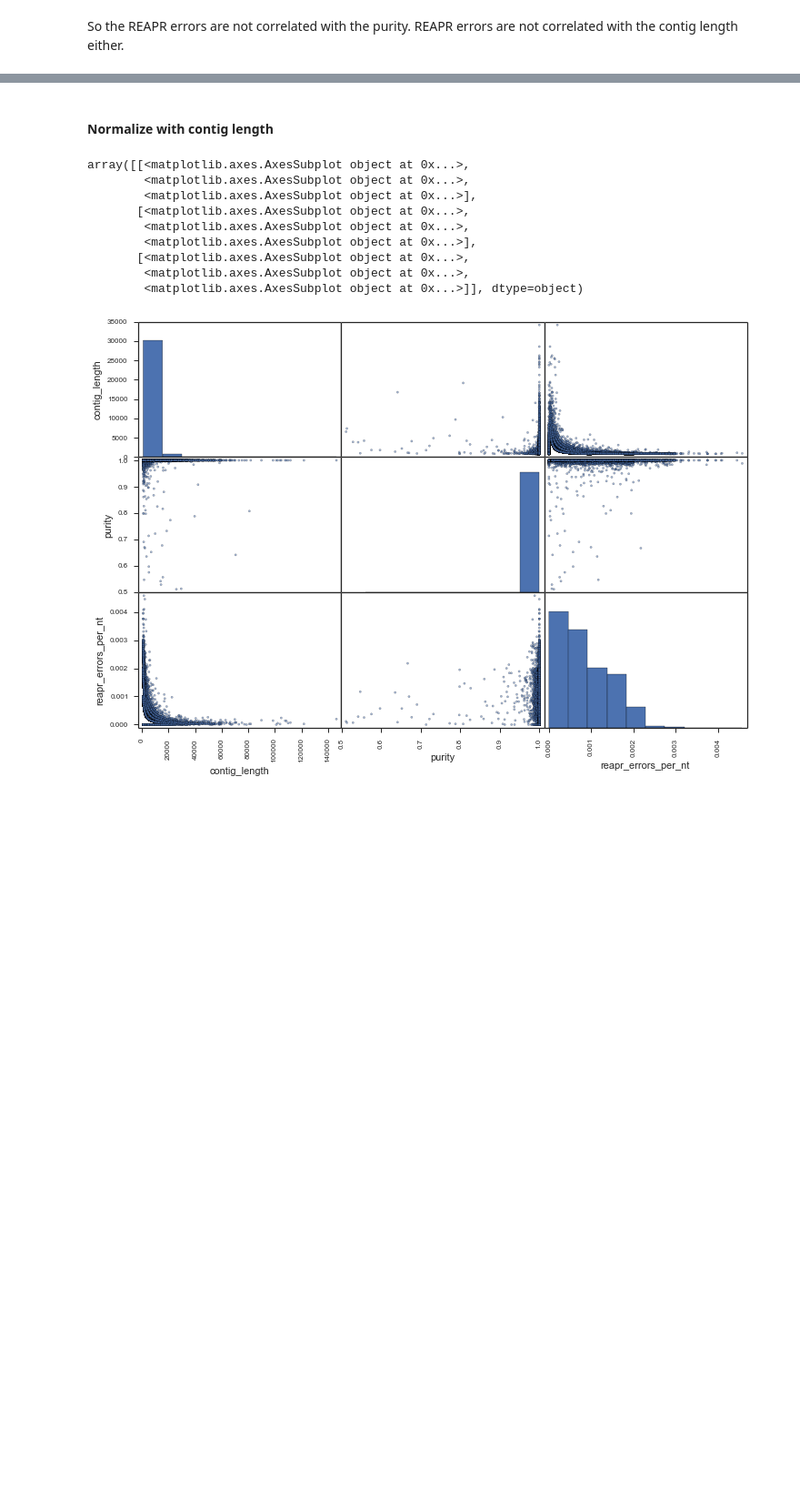
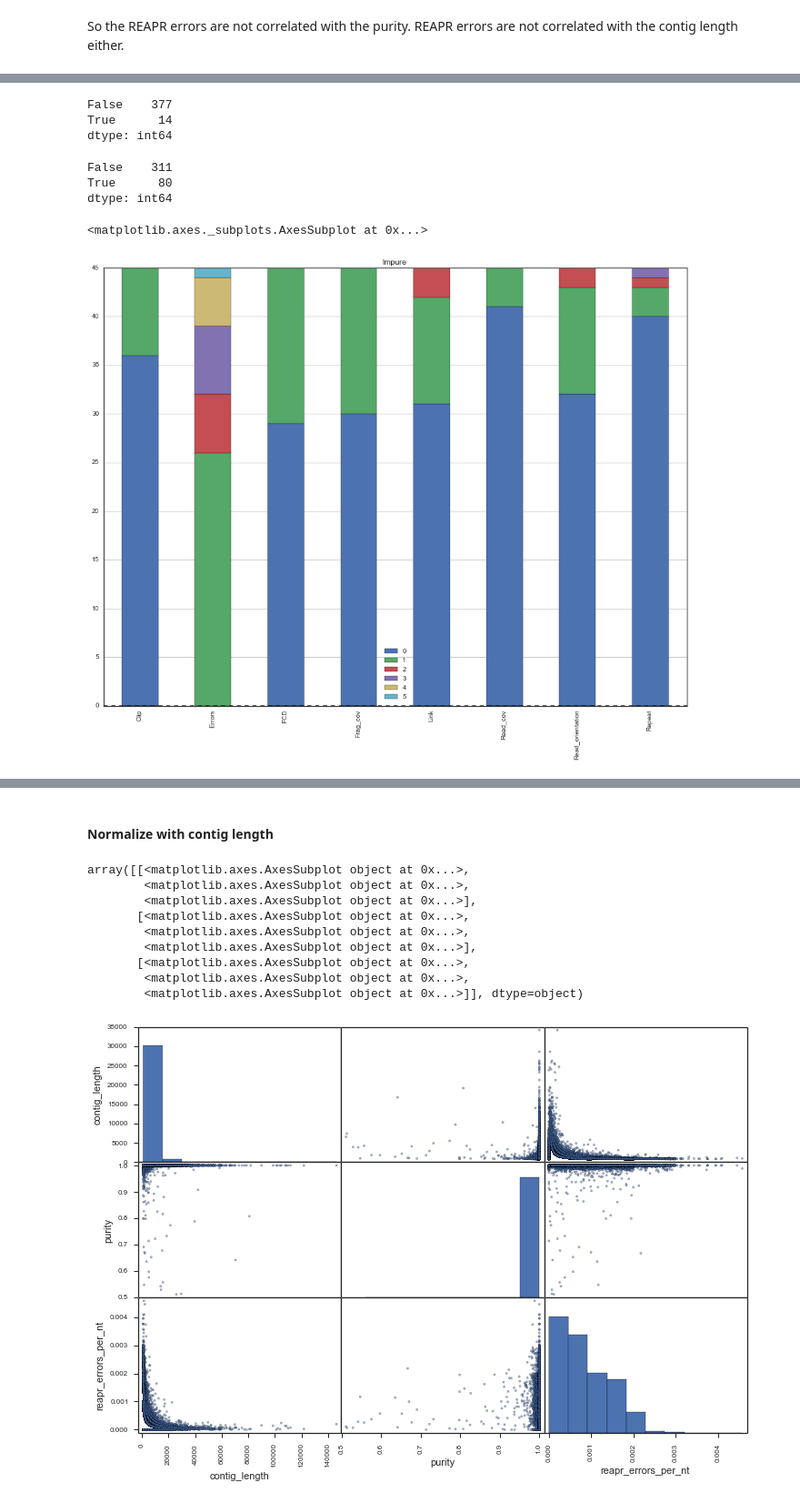
Before and after one commit to alneberg/masmvali-publication, a Jupyter notebook: notebooks/LIMS1884-filtered-pairs-assemblies-2.ipynb, the cells around one changed output, grey strips where cells are left out. Shown at 91% size. Cells and saved outputs as stored; diff of their text form; code cells hidden in the pictures; blank space fills up the shorter version.

```diff
--- a/notebooks/LIMS1884-filtered-pairs-assemblies-2.ipynb
+++ b/notebooks/LIMS1884-filtered-pairs-assemblies-2.ipynb
@@ -417,0 +586,13 @@ So the REAPR errors are not correlated with the purity. REAPR errors are not cor
+# %%
+# Find out if any of the errors overlap:
+overlaps = {}
+for contig, contig_df in gff_df_no_link_end.groupby('contig'):
+    contig_df = contig_df.sort('start_pos')
+    max_end = -1
+    overlaps[contig] = False
+    for i, error in contig_df.iterrows():
+        if max_end > error['start_pos']:
+            overlaps[contig] = True
+            break
+        max_end = max(max_end, error['end_pos'])
+overlaps_s = pd.Series(overlaps)
@@ -417,0 +652,12 @@ So the REAPR errors are not correlated with the purity. REAPR errors are not cor
+# %%
+(creapr_copy[overlaps_s]['purity'] < 0.95).value_counts()
+# %% [output]
+False    377
+True      14
+dtype: int64
+# %%
+(creapr_copy[overlaps_s]['purity'] < 1.0).value_counts()
+# %% [output]
+False    311
+True      80
+dtype: int64
@@ -417,0 +689,29 @@ So the REAPR errors are not correlated with the purity. REAPR errors are not cor
+# %%
+def count_values(test_df, column):
+    hist_col = {}
+    vals = test_df[column].unique()
+    vals.sort()
+    for val in  vals:
+        if val < max_val:
+            hist_col[int(val)] = len(test_df[column][test_df[column] == val])
+        else:
+            #print test_df[column][test_df[column] >= val], val, max_val, column
+            hist_col["> {0}".format(max_val)] = len(test_df[column][test_df[column] >= val].index)
+            return(hist_col)
+    return hist_col
+# %%
+columns = ['Errors', 'Repeat', 'Link', 'Read_orientation', 'Frag_cov', 'FCD', 'Clip', 'Read_cov']
+pure = (rns31purdf['max_aln_purity'] < 0.96)
+creapr_copy = creapr_from_gff.copy()
+creapr_copy['pure'] = pure
+creapr_copy = creapr_copy[pure]
+intermed_df = creapr_copy[columns]
+hist = {}
+max_val = 6
+for column in columns:
+    hist[column] = count_values(intermed_df, column)
+plot_df = pd.DataFrame.from_dict(hist, orient='index')
+plot_df.fillna(0).plot(kind='bar', stacked=True, title='Impure')
+# %% [output]
+<matplotlib.axes._subplots.AxesSubplot at 0x...>
+[figure, added]
```
Also changed, not shown: parts of 32 cells of this notebook.
